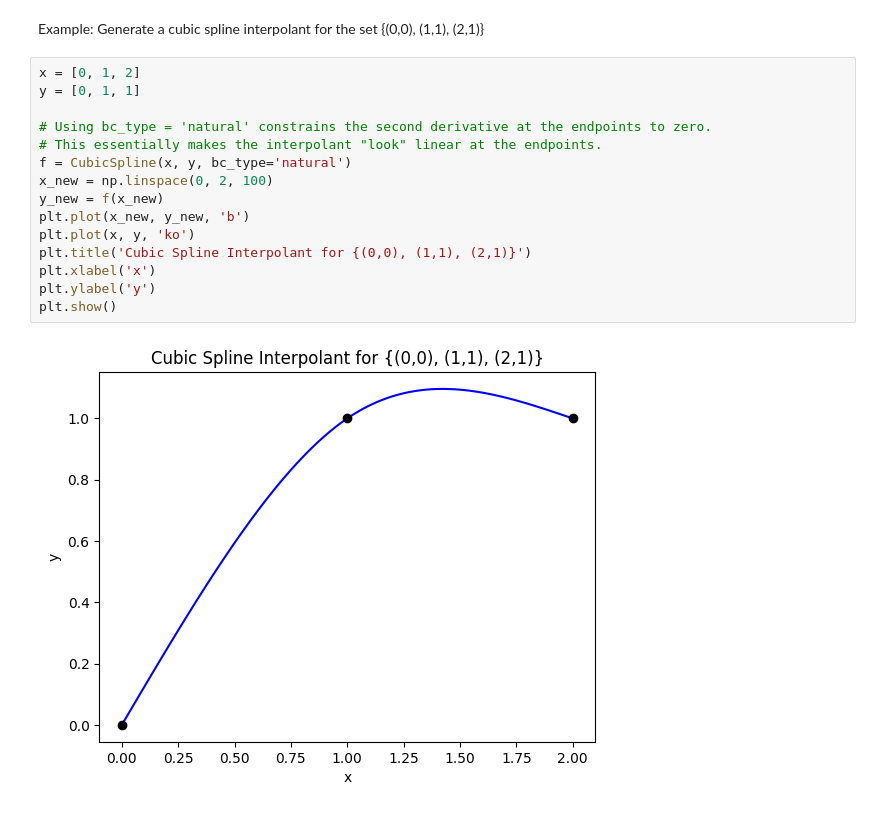
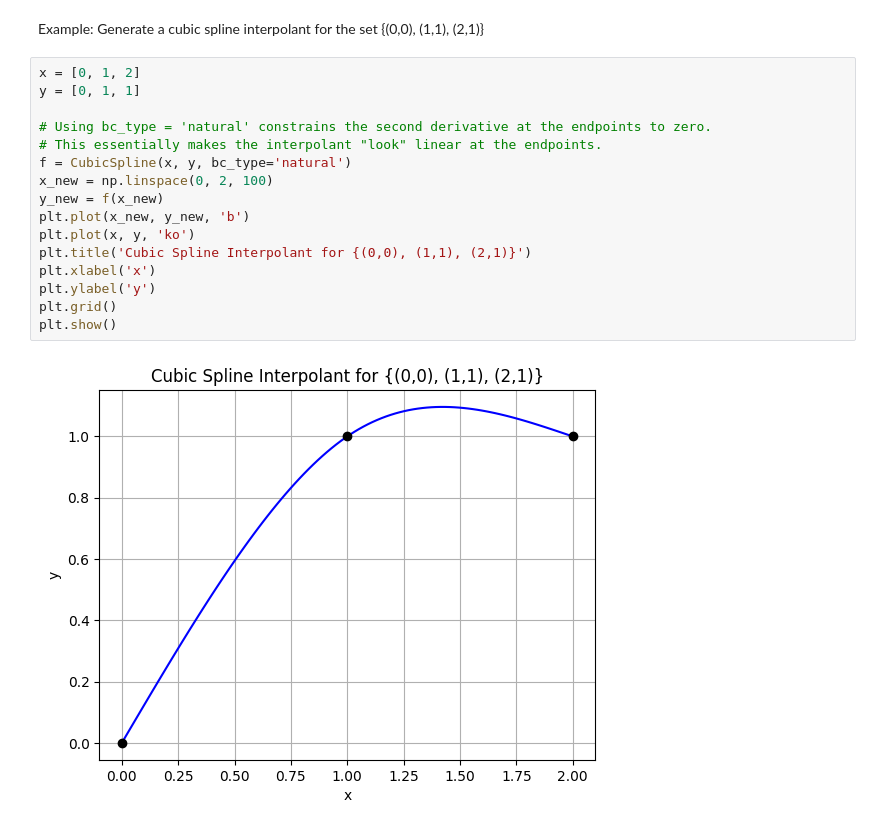
Before and after one commit to akashy22asuedu/MAT_421, a Jupyter notebook: Homework_2.ipynb, the cells around one changed output. Drawn from its saved outputs; the diff is of its cells as text.

```diff
--- a/Homework_2.ipynb
+++ b/Homework_2.ipynb
@@ -38,17 +40,18 @@ Example: Generate a cubic spline interpolant for the set {(0,0), (1,1), (2,1)}
 # %%
 x = [0, 1, 2]
 y = [0, 1, 1]
 
 # Using bc_type = 'natural' constrains the second derivative at the endpoints to zero.
 # This essentially makes the interpolant "look" linear at the endpoints.
 f = CubicSpline(x, y, bc_type='natural')
 x_new = np.linspace(0, 2, 100)
 y_new = f(x_new)
 plt.plot(x_new, y_new, 'b')
 plt.plot(x, y, 'ko')
 plt.title('Cubic Spline Interpolant for {(0,0), (1,1), (2,1)}')
 plt.xlabel('x')
 plt.ylabel('y')
+plt.grid()
 plt.show()
 # %% [output]
-[figure, old version]
+[figure, new version]
```
Also changed, not shown: parts of 1 cell of this notebook.
